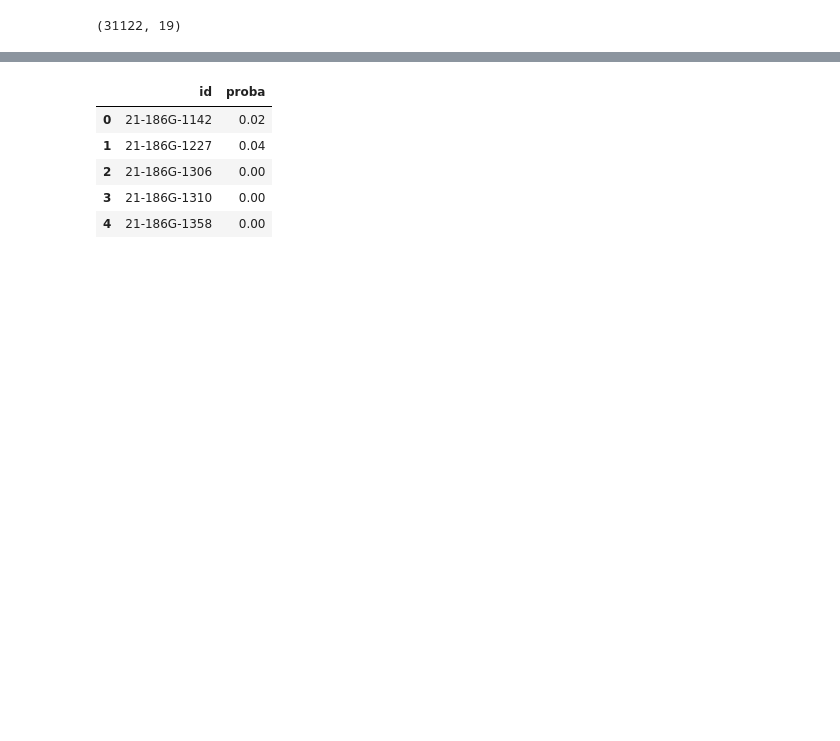
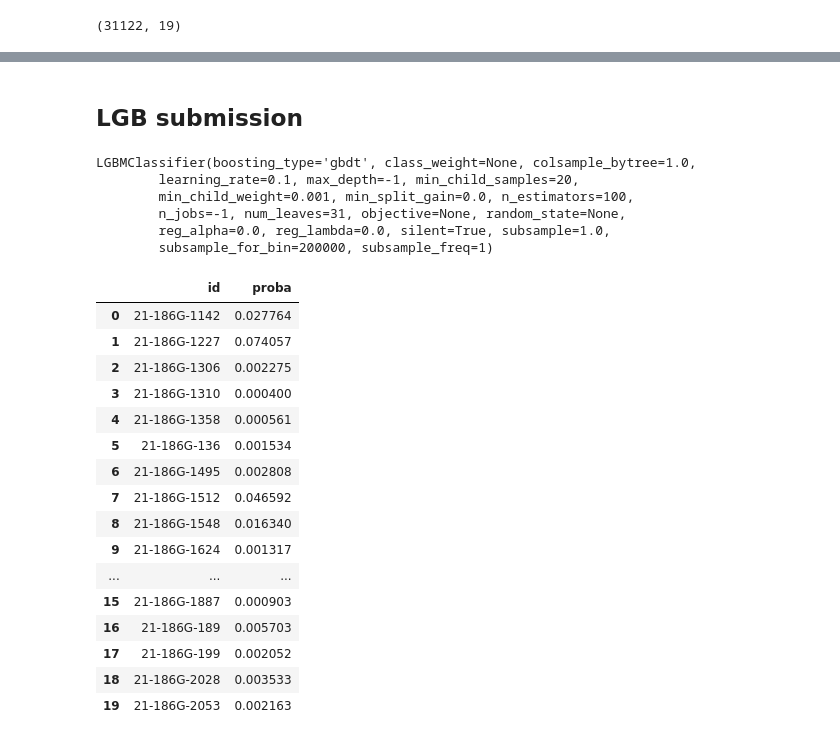
Before and after one commit to SokolovYaroslav/AIHack, a Jupyter notebook: benchmark_lgbm.ipynb, the cells around one changed output, grey strips where cells are left out. Cells and saved outputs as stored; diff of their text form; code cells hidden in the pictures; blank space fills up the shorter version.

```diff
--- a/benchmark_lgbm.ipynb
+++ b/benchmark_lgbm.ipynb
@@ -183,9 +245,37 @@ check = pd.read_csv('./rf_baseline_submission.csv')
-# %%
-check.head()
-# %% [output]
-|  | id | proba |
-| 0 | 21-186G-1142 | 0.02 |
-| 1 | 21-186G-1227 | 0.04 |
-| 2 | 21-186G-1306 | 0.00 |
-| 3 | 21-186G-1310 | 0.00 |
-| 4 | 21-186G-1358 | 0.00 |
+# %% [markdown]
+## LGB submission
+# %%
+lgb.fit(X_agg.values, y.sort_index())
+# %% [output]
+LGBMClassifier(boosting_type='gbdt', class_weight=None, colsample_bytree=1.0,
+        learning_rate=0.1, max_depth=-1, min_child_samples=20,
+        min_child_weight=0.001, min_split_gain=0.0, n_estimators=100,
+        n_jobs=-1, num_leaves=31, objective=None, random_state=None,
+        reg_alpha=0.0, reg_lambda=0.0, silent=True, subsample=1.0,
+        subsample_for_bin=200000, subsample_freq=1)
+# %%
+preds_lgb = lgb.predict_proba(test_agg)
+# %%
+predictions = pd.Series(data = preds_lgb[:, 0], index = test_agg.index)
+predictions = predictions.reindex(index = sample_submission.id)
+sample_submission.proba = predictions.values
+# %%
+sample_submission.head(20)
+# %% [output]
+|  | id | proba |
+| 0 | 21-186G-1142 | 0.027764 |
+| 1 | 21-186G-1227 | 0.074057 |
+| 2 | 21-186G-1306 | 0.002275 |
+| 3 | 21-186G-1310 | 0.000400 |
+| 4 | 21-186G-1358 | 0.000561 |
+| 5 | 21-186G-136 | 0.001534 |
+| 6 | 21-186G-1495 | 0.002808 |
+| 7 | 21-186G-1512 | 0.046592 |
+| 8 | 21-186G-1548 | 0.016340 |
+| 9 | 21-186G-1624 | 0.001317 |
+| ... | ... | ... |
+| 15 | 21-186G-1887 | 0.000903 |
+| 16 | 21-186G-189 | 0.005703 |
+| 17 | 21-186G-199 | 0.002052 |
+| 18 | 21-186G-2028 | 0.003533 |
+| 19 | 21-186G-2053 | 0.002163 |
```
Also changed, not shown: parts of 39 cells of this notebook.
